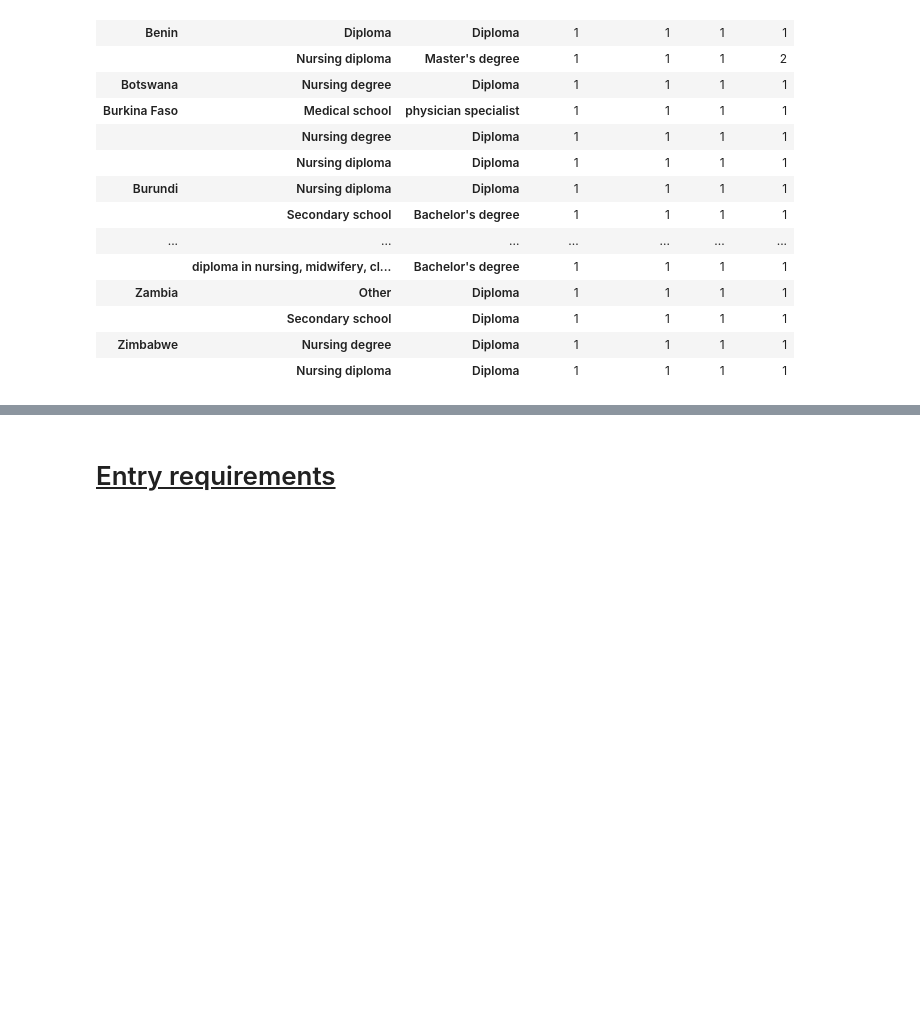
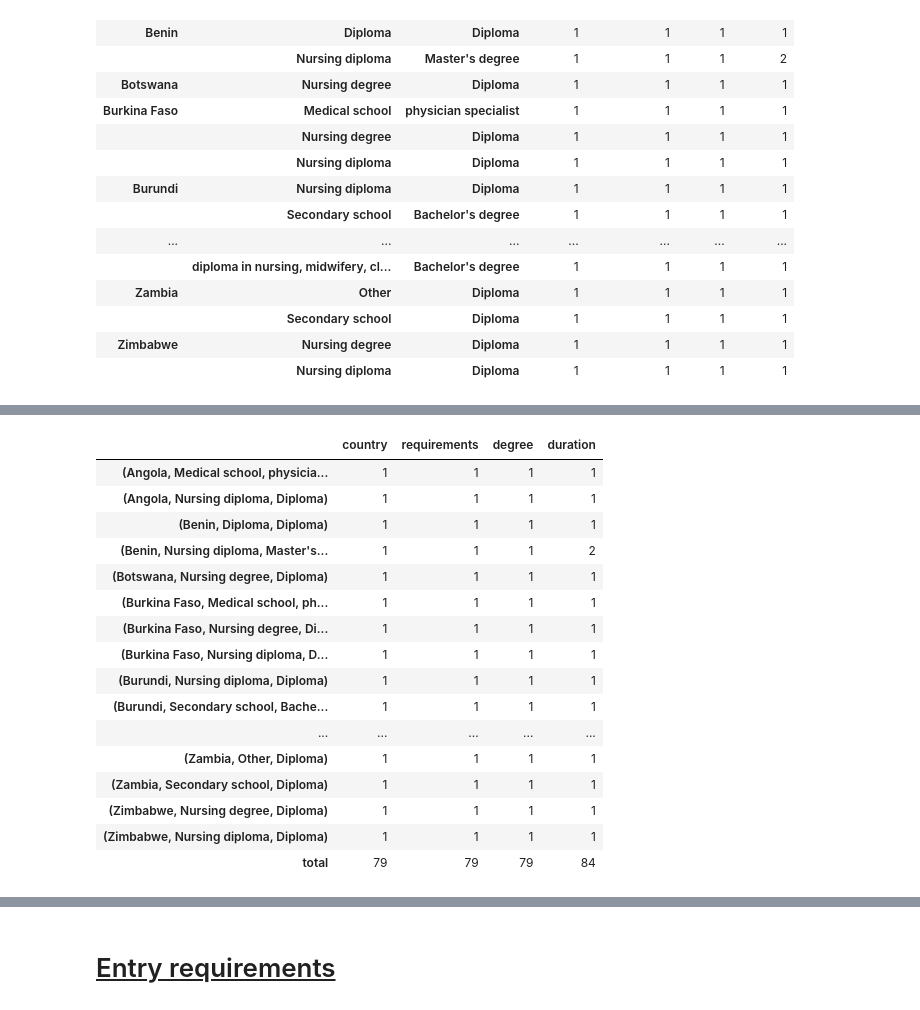
Before and after one commit to lawtj/npa, a Jupyter notebook: npa data.ipynb, the cells around one changed output, grey strips where cells are left out. Drawn from its saved outputs; the diff is of its cells as text; code cells hidden in the pictures; blank space fills up the shorter version.

```diff
--- a/npa data.ipynb
+++ b/npa data.ipynb
@@ -125,7 +128,8 @@ df2.groupby(['country', 'requirements','degree','duration']).count()
 ### In the 'duration' column, anything >1 means we have to sort out which program we believe to exist.
 It is unlikely that two programs have the same entry requirements, and give the same degree, but have two <i>different</i> durations, right?
 # %%
-df2.groupby(['country', 'requirements','degree']).nunique()
+uniqueprogs = df2.groupby(['country', 'requirements','degree']).nunique()
+uniqueprogs
 # %% [output]
 |  |  |  | country | requirements | degree | duration |
 | country | requirements | degree |  |  |  |  |
@@ -147,0 +154,21 @@ df2.groupby(['country', 'requirements','degree']).nunique()
+# %%
+uniqueprogs.loc['total'] = uniqueprogs.sum()
+uniqueprogs
+# %% [output]
+|  | country | requirements | degree | duration |
+| (Angola, Medical school, physicia... | 1 | 1 | 1 | 1 |
+| (Angola, Nursing diploma, Diploma) | 1 | 1 | 1 | 1 |
+| (Benin, Diploma, Diploma) | 1 | 1 | 1 | 1 |
+| (Benin, Nursing diploma, Master's... | 1 | 1 | 1 | 2 |
+| (Botswana, Nursing degree, Diploma) | 1 | 1 | 1 | 1 |
+| (Burkina Faso, Medical school, ph... | 1 | 1 | 1 | 1 |
+| (Burkina Faso, Nursing degree, Di... | 1 | 1 | 1 | 1 |
+| (Burkina Faso, Nursing diploma, D... | 1 | 1 | 1 | 1 |
+| (Burundi, Nursing diploma, Diploma) | 1 | 1 | 1 | 1 |
+| (Burundi, Secondary school, Bache... | 1 | 1 | 1 | 1 |
+| ... | ... | ... | ... | ... |
+| (Zambia, Other, Diploma) | 1 | 1 | 1 | 1 |
+| (Zambia, Secondary school, Diploma) | 1 | 1 | 1 | 1 |
+| (Zimbabwe, Nursing degree, Diploma) | 1 | 1 | 1 | 1 |
+| (Zimbabwe, Nursing diploma, Diploma) | 1 | 1 | 1 | 1 |
+| total | 79 | 79 | 79 | 84 |
```
Also changed, not shown: parts of 19 cells of this notebook.
